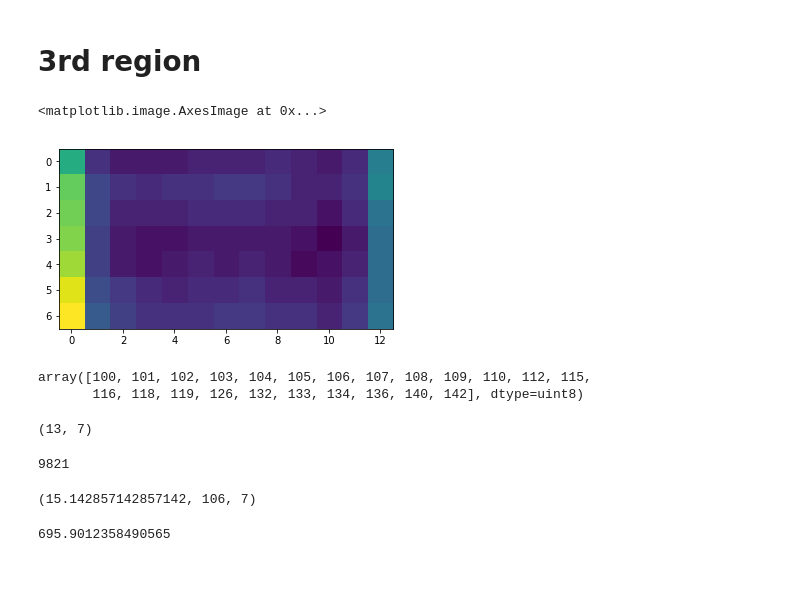
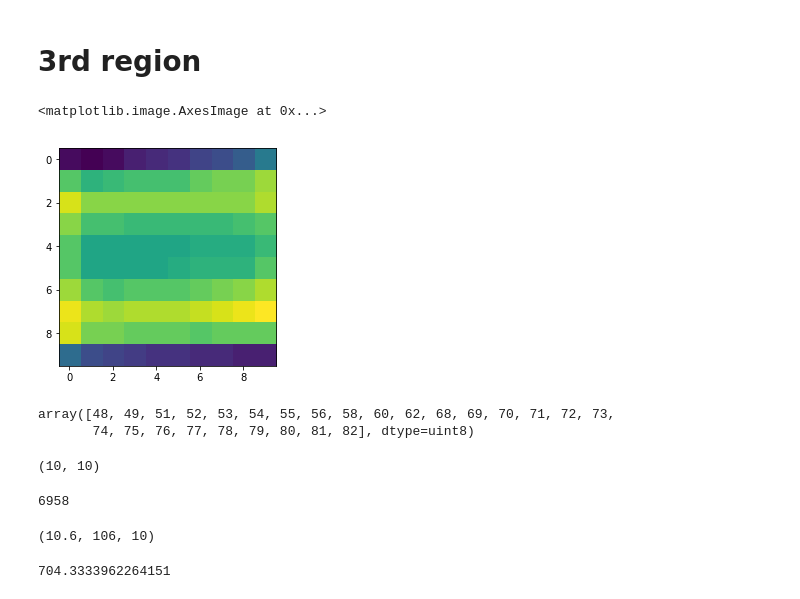
Before and after one commit to rclemsmith/Final-Year-Project, a Jupyter notebook: bmd_computation.ipynb, the cells around one changed output. Cells and saved outputs as stored; diff of their text form; code cells hidden in the pictures; blank space fills up the shorter version.

```diff
--- a/bmd_computation.ipynb
+++ b/bmd_computation.ipynb
@@ -10,7 +14,7 @@ import skimage.measure
 import math
 from matplotlib import pyplot as plt
 # %%
-low_image = Image.open("X-Rays/70_40.bmp")
+low_image = Image.open("X-Rays/111_120.bmp")
 plt.imshow(low_image)
 # %% [output]
 <matplotlib.image.AxesImage at 0x...>
@@ -167,48 +170,49 @@ mid_bone_mineral_density
 # %%
 # left = 47
 # top = 88.8
 # right = 58
 # bottom = 94
 # low_cropped_img = low_image.crop((left,top,right,bottom))
 # low_cropped_img.show()
 # plt.imshow(low_cropped_img)
 
-left = 57
-top = 40
-right = 70
-bottom = 47
+left = 66
+top = 31
+right = 76
+bottom = 41
 high_cropped_img = low_image.crop((left,top,right,bottom))
+high_cropped_img.show()
 plt.imshow(high_cropped_img)
 # %% [output]
 <matplotlib.image.AxesImage at 0x...>
-[figure, old version]
+[figure, new version]
 # %%
 np.unique(high_cropped_img)
 # %% [output]
-array([100, 101, 102, 103, 104, 105, 106, 107, 108, 109, 110, 112, 115,
-       116, 118, 119, 126, 132, 133, 134, 136, 140, 142], dtype=uint8)
+array([48, 49, 51, 52, 53, 54, 55, 56, 58, 60, 62, 68, 69, 70, 71, 72, 73,
+       74, 75, 76, 77, 78, 79, 80, 81, 82], dtype=uint8)
 # %%
 w,h = high_cropped_img.size
 w,h
 # %% [output]
-(13, 7)
+(10, 10)
 # %%
 high_i_d = np.sum(high_cropped_img)
 high_i_d
 # %% [output]
-9821
+6958
 # %%
 width,i_h = low_image.size
 w,r_h = high_cropped_img.size
 c_f = i_h/r_h
 c_f,i_h,r_h
 # %% [output]
-(15.142857142857142, 106, 7)
+(10.6, 106, 10)
 # %%
 high_n = (high_i_d * 1.073)/c_f
 high_n
 # %% [output]
-695.9012358490565
+704.3333962264151
 # %%
 area = math.sqrt(pow(w,2)+pow(h,2))
 a = 3.14*(pow(area/2,2))
```
Also changed, not shown: parts of 30 cells of this notebook.
